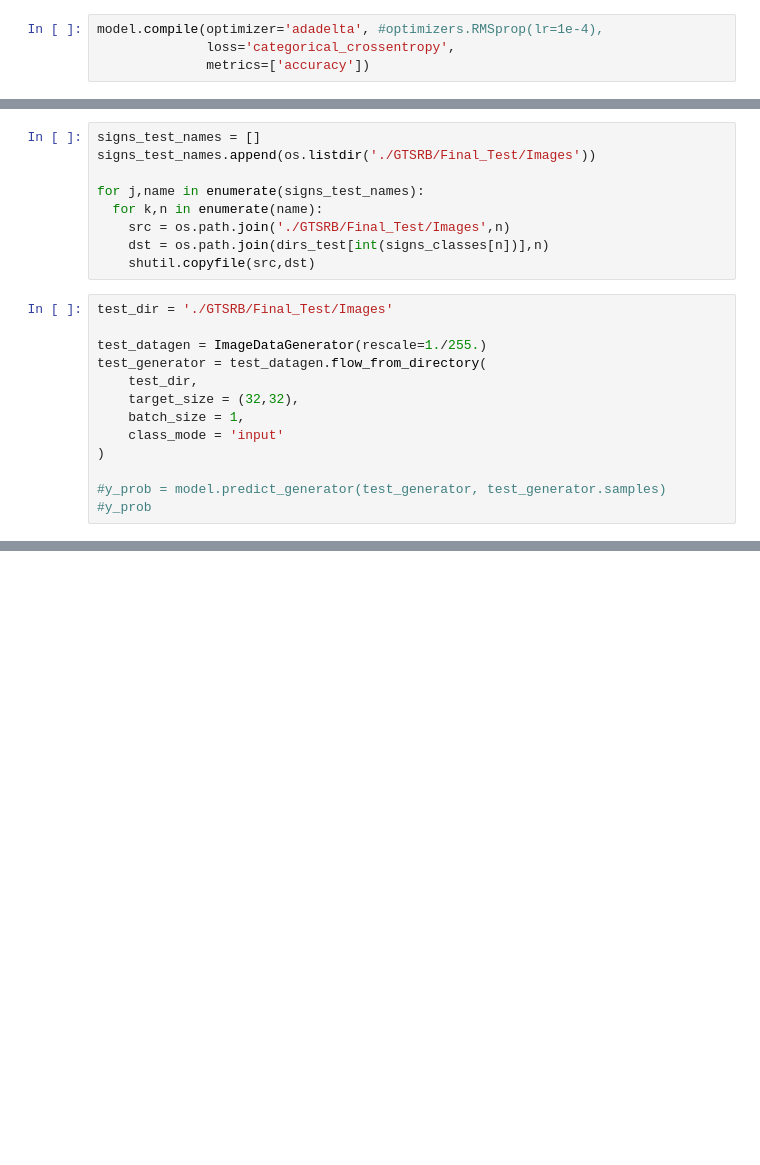
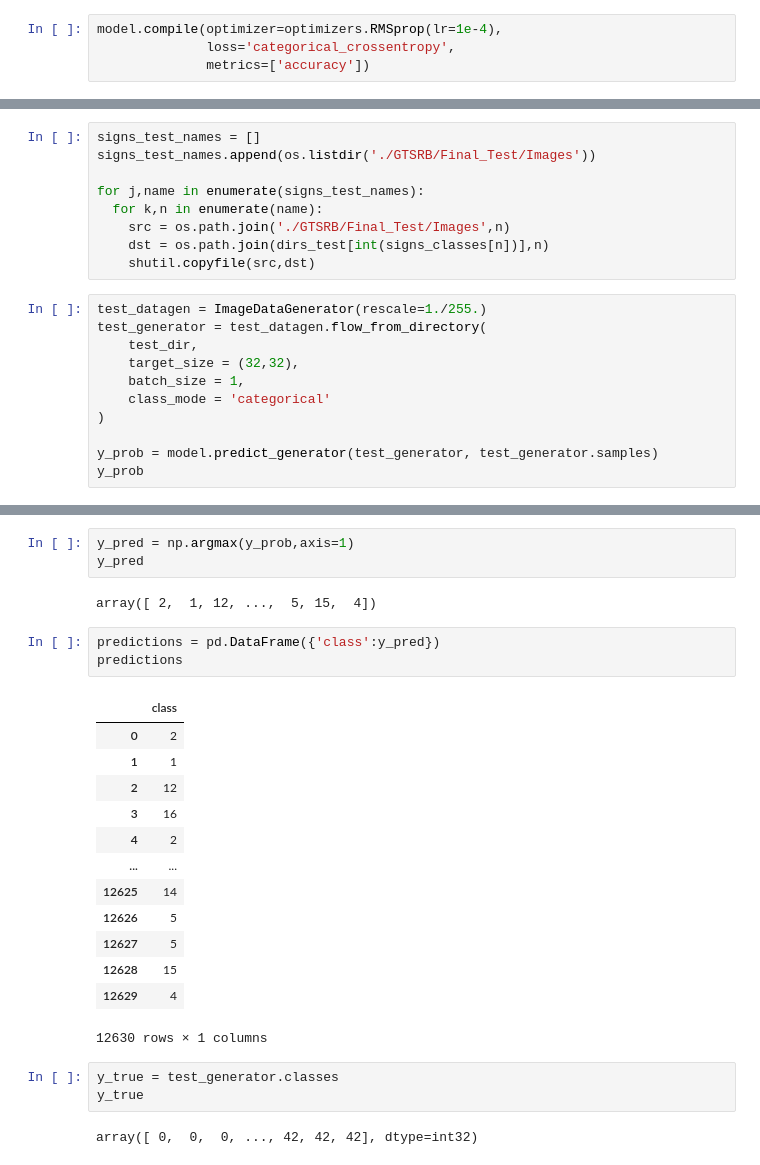
Before and after one commit to ipetryszak/TrafficSignsRecognition, a Jupyter notebook: traffic_sign_recognition.ipynb, the cells around one changed output, grey strips where cells are left out. Drawn from its saved outputs; the diff is of its cells as text; blank space fills up the shorter version.

```diff
--- a/traffic_sign_recognition.ipynb
+++ b/traffic_sign_recognition.ipynb
@@ -251,5 +269,5 @@ model.summary()
 # %%
-model.compile(optimizer='adadelta', #optimizers.RMSprop(lr=1e-4),
+model.compile(optimizer=optimizers.RMSprop(lr=1e-4),
               loss='categorical_crossentropy',
               metrics=['accuracy'])
 # %%
@@ -288,16 +306,14 @@ for j,name in enumerate(signs_test_names):
     dst = os.path.join(dirs_test[int(signs_classes[n])],n)
     shutil.copyfile(src,dst)
 # %%
-test_dir = './GTSRB/Final_Test/Images'
-
 test_datagen = ImageDataGenerator(rescale=1./255.)
 test_generator = test_datagen.flow_from_directory(
     test_dir,
     target_size = (32,32),
     batch_size = 1,
-    class_mode = 'input'
+    class_mode = 'categorical'
 )
 
-#y_prob = model.predict_generator(test_generator, test_generator.samples)
-#y_prob
+y_prob = model.predict_generator(test_generator, test_generator.samples)
+y_prob
 # %% [output]
@@ -304,0 +329,27 @@ Found 0 images belonging to 0 classes.
+# %%
+y_pred = np.argmax(y_prob,axis=1)
+y_pred
+# %% [output]
+array([ 2,  1, 12, ...,  5, 15,  4])
+# %%
+predictions = pd.DataFrame({'class':y_pred})
+predictions
+# %% [output]
+|  | class |
+| 0 | 2 |
+| 1 | 1 |
+| 2 | 12 |
+| 3 | 16 |
+| 4 | 2 |
+| ... | ... |
+| 12625 | 14 |
+| 12626 | 5 |
+| 12627 | 5 |
+| 12628 | 15 |
+| 12629 | 4 |
+12630 rows × 1 columns
+# %%
+y_true = test_generator.classes
+y_true
+# %% [output]
+array([ 0,  0,  0, ..., 42, 42, 42], dtype=int32)
```
Also changed, not shown: parts of 6 cells of this notebook.
